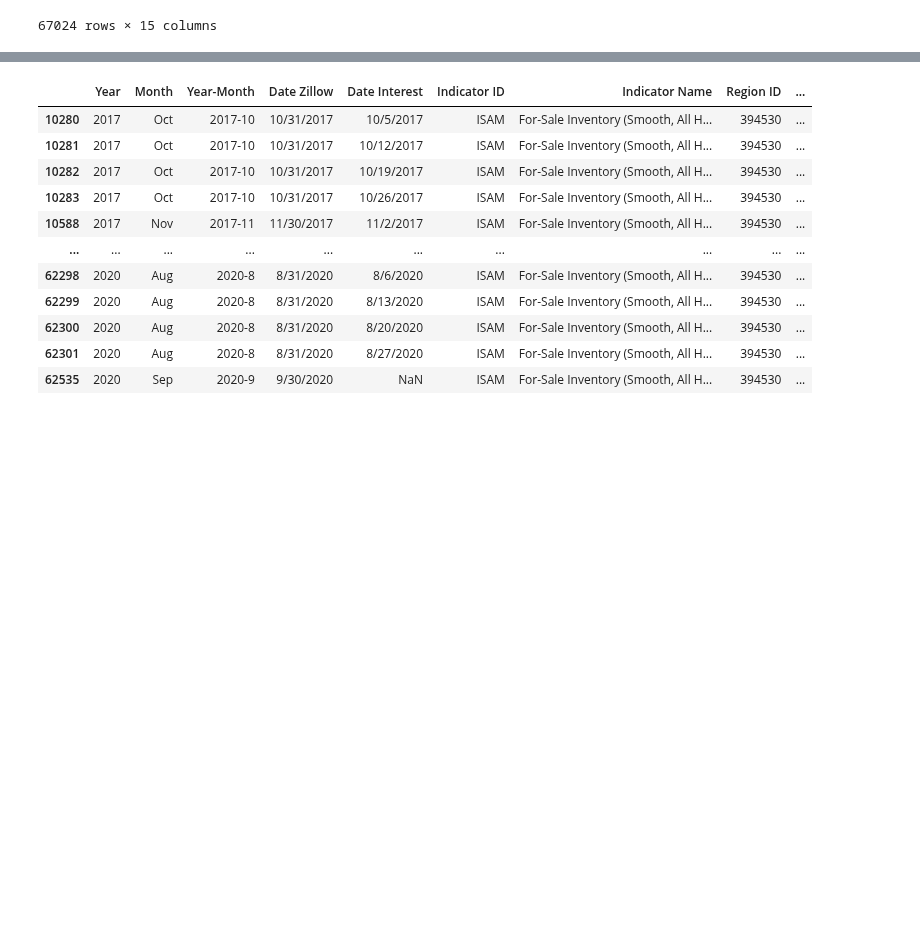
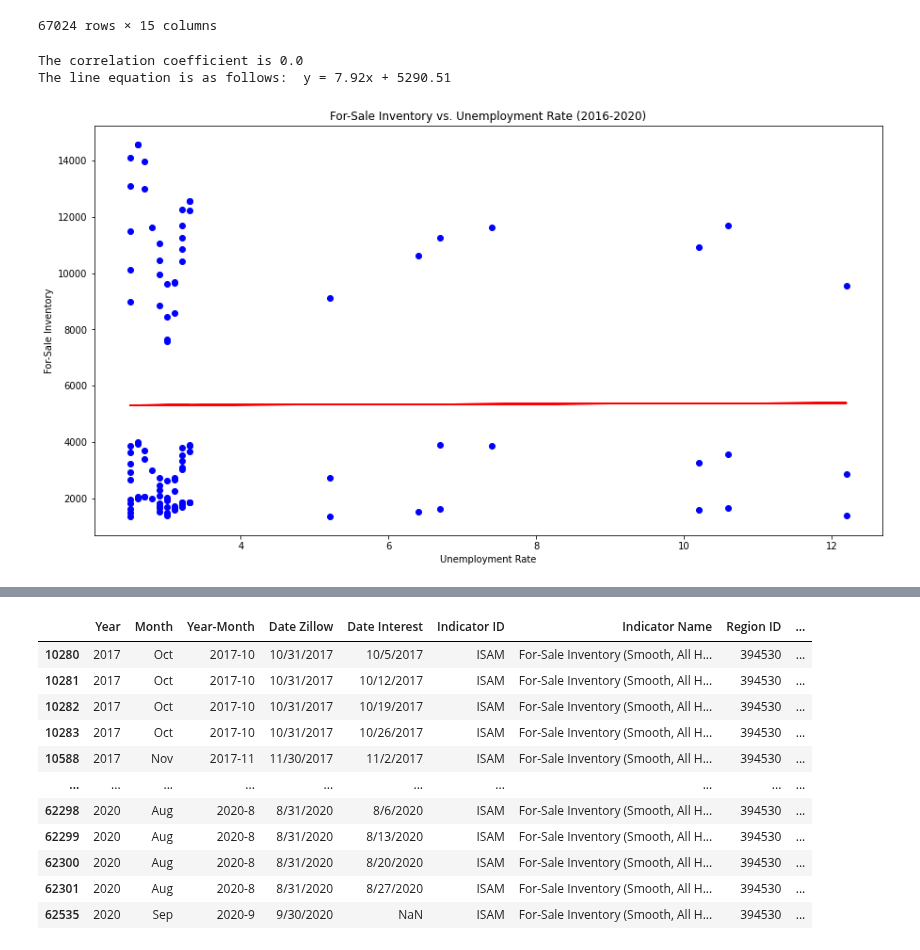
Before and after one commit to binetala/The_Very_Best_Team, a Jupyter notebook: Petey/pw_quandl_save.ipynb, the cells around one changed output, grey strips where cells are left out. Drawn from its saved outputs; the diff is of its cells as text; code cells hidden in the pictures; blank space fills up the shorter version.

Commit message:
made charts for combined regions, but I'm going to see if the individual ones are better

```diff
--- a/Petey/pw_quandl_save.ipynb
+++ b/Petey/pw_quandl_save.ipynb
@@ -25,3 +28,35 @@ master_csv
 | 67022 | 2020 | Sep | 2020-9 | 9/30/2020 | NaN | CRSM | Share of Listings With a Price Cu... | 394645 | ... |
 | 67023 | 2020 | Sep | 2020-9 | 9/30/2020 | NaN | CRAM | Share of Listings With a Price Cu... | 394645 | ... |
 67024 rows × 15 columns
+# %%
+isam_df = master_csv.loc[master_csv['Indicator ID']=='ISAM']
+isam_df = isam_df.drop_duplicates(subset=['Indicator ID', 'Value', 'Region Name'])
+# %%
+#combined graph for presentation -- Unemployment Rate
+x_values = isam_df['Unemployment Rate']
+y_values = isam_df['Value']
+
+plt.xlabel('Unemployment Rate')
+plt.ylabel('For-Sale Inventory')
+plt.title("For-Sale Inventory vs. Unemployment Rate (2016-2020)")
+
+#plt.xticks(rotation = 'vertical')
+#plt.rcParams["figure.figsize"] = (15,8)
+
+plt.scatter(x_values, y_values, color="blue")
+
+#invoke stats.linregress
+(slope, intercept, rvalue, pvalue, stderr) = stats.linregress(x_values, y_values)
+regress_values = x_values * slope + intercept
+
+#annotate
+line_eq = "y = " + str(round(slope,2)) + "x + " + str(round(intercept,2))
+plt.plot(x_values,regress_values,"r-")
+plt.annotate(line_eq,(2, 10),fontsize=15,color="red",)
+plt.savefig("master_csv_isam_unemployment.png")
+print(f"The correlation coefficient is {round(stats.pearsonr(x_values,y_values)[0],2)}")
+print(f"The line equation is as follows:  {line_eq}")
+# %% [output]
+The correlation coefficient is 0.0
+The line equation is as follows:  y = 7.92x + 5290.51
+[figure, added]
```
Also changed, not shown: parts of 7 cells of this notebook, 2 other files.
